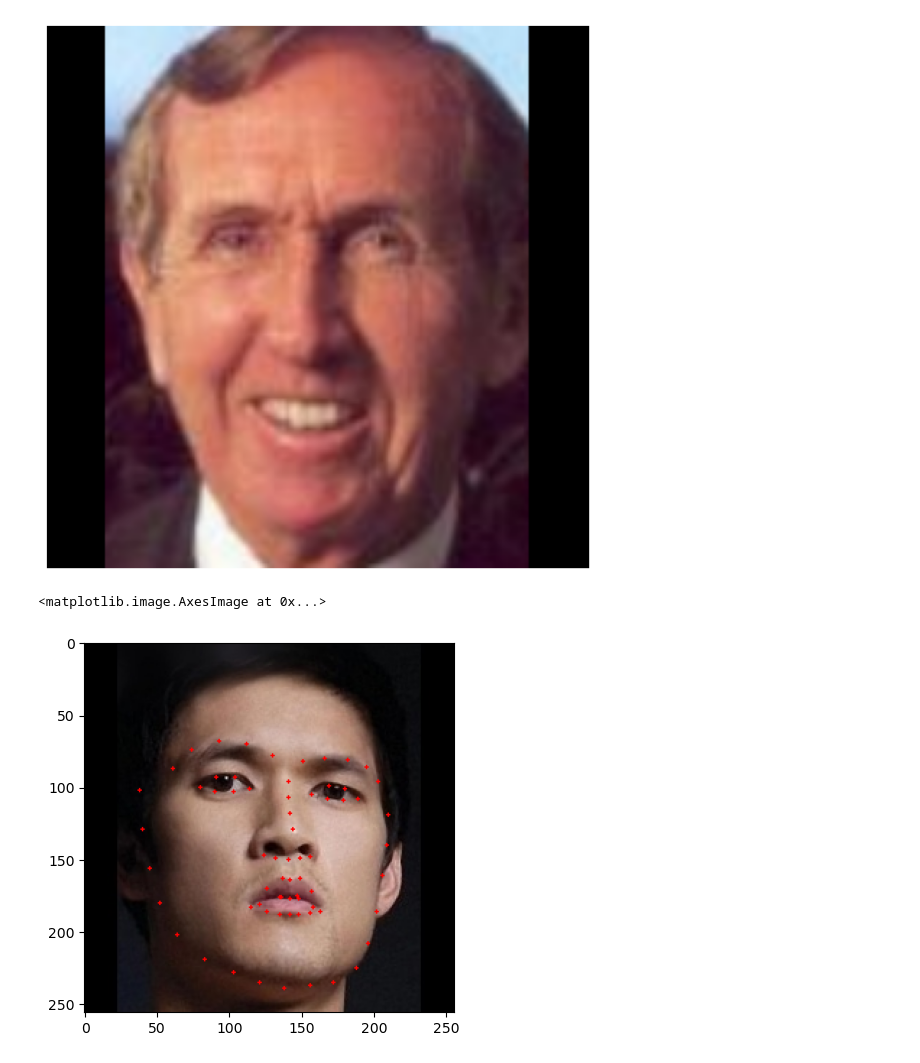
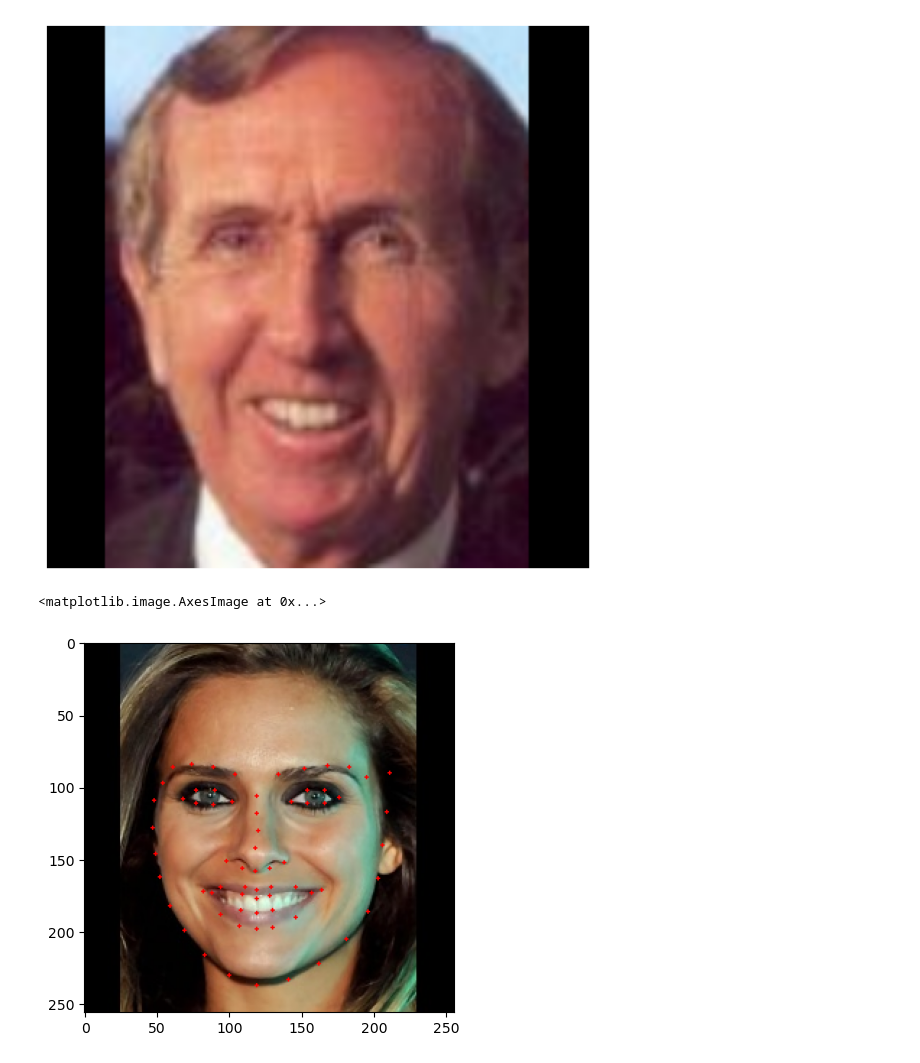
Before and after one commit to nezhinskii/microexpressions, a Jupyter notebook: notebooks/demo.ipynb, the cells around one changed output. Cells and saved outputs as stored; diff of their text form; code cells hidden in the pictures.

```diff
--- a/notebooks/demo.ipynb
+++ b/notebooks/demo.ipynb
@@ -95,12 +71,12 @@ demo_landmark("pipnet")
 # %%
 import pandas as pd
 import matplotlib.pyplot as plt
 
 df = pd.read_hdf(r"data\landmarks\landmarks_celeba_hq_pipnet.h5")
-row = df.iloc[2554]
+row = df.iloc[12590]
 filename = row["filename"]
 image_path = os.path.join(r"data\processed\aligned_celeba_hq", filename)
 plt.imshow(cv2.cvtColor(plot_landmarks_cv2(image_path, row), cv2.COLOR_BGR2RGB))
 # %% [output]
 <matplotlib.image.AxesImage at 0x...>
-[figure, old version]
+[figure, new version]
```
Also changed, not shown: parts of 5 cells of this notebook, 2 other files.
